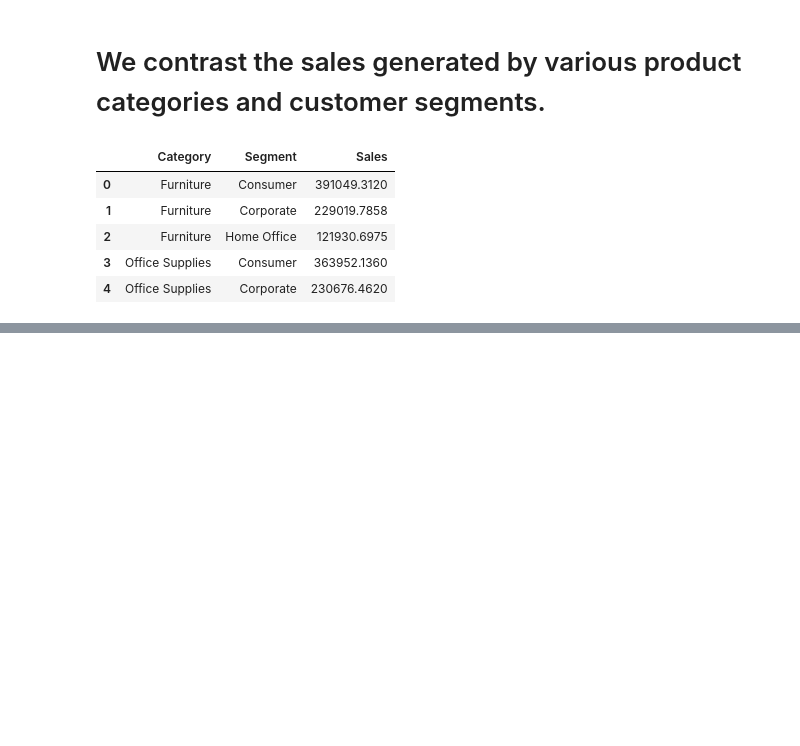
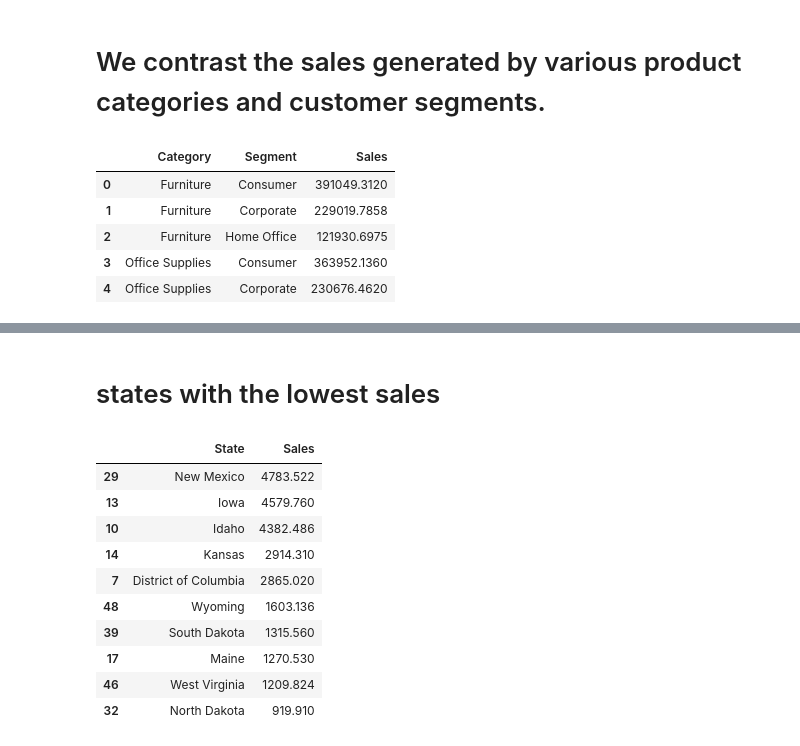
Before and after one commit to Dibieoluchi/superstore_data-_analysis-, a Jupyter notebook: exploratory analysis.ipynb, the cells around one changed output, grey strips where cells are left out. Drawn from its saved outputs; the diff is of its cells as text; code cells hidden in the pictures; blank space fills up the shorter version.

```diff
--- a/exploratory analysis.ipynb
+++ b/exploratory analysis.ipynb
@@ -293,0 +326,18 @@ px.line(sales_by_customer_segment_across_productcategories, x = 'Segment', y = '
+# %% [markdown]
+# states with the lowest sales
+# %%
+sales_across_bottom10_state= data.groupby('State').agg({'Sales':'sum'}).reset_index().sort_values(by = 'Sales', ascending = False).tail(10)
+# %%
+sales_across_bottom10_state
+# %% [output]
+|  | State | Sales |
+| 29 | New Mexico | 4783.522 |
+| 13 | Iowa | 4579.760 |
+| 10 | Idaho | 4382.486 |
+| 14 | Kansas | 2914.310 |
+| 7 | District of Columbia | 2865.020 |
+| 48 | Wyoming | 1603.136 |
+| 39 | South Dakota | 1315.560 |
+| 17 | Maine | 1270.530 |
+| 46 | West Virginia | 1209.824 |
+| 32 | North Dakota | 919.910 |
```
Also changed, not shown: parts of 9 cells of this notebook.
